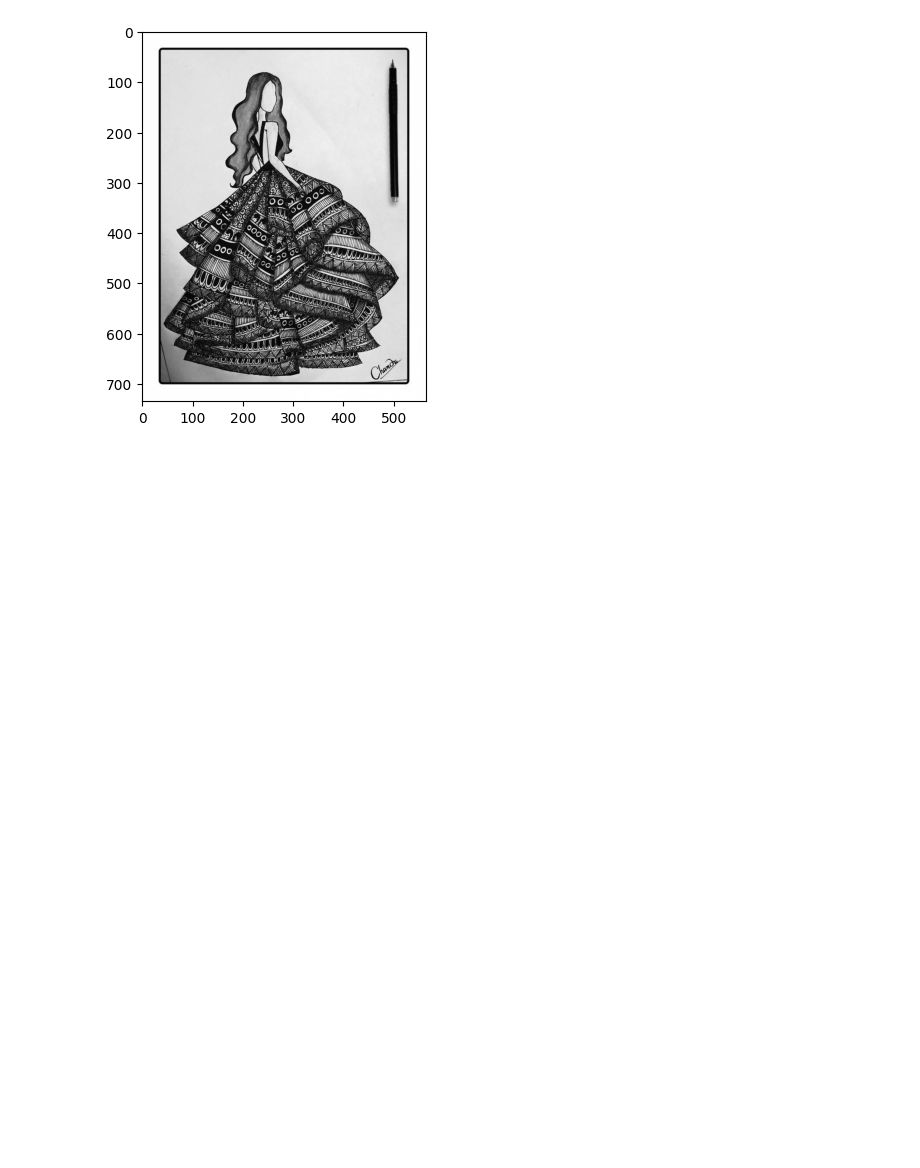
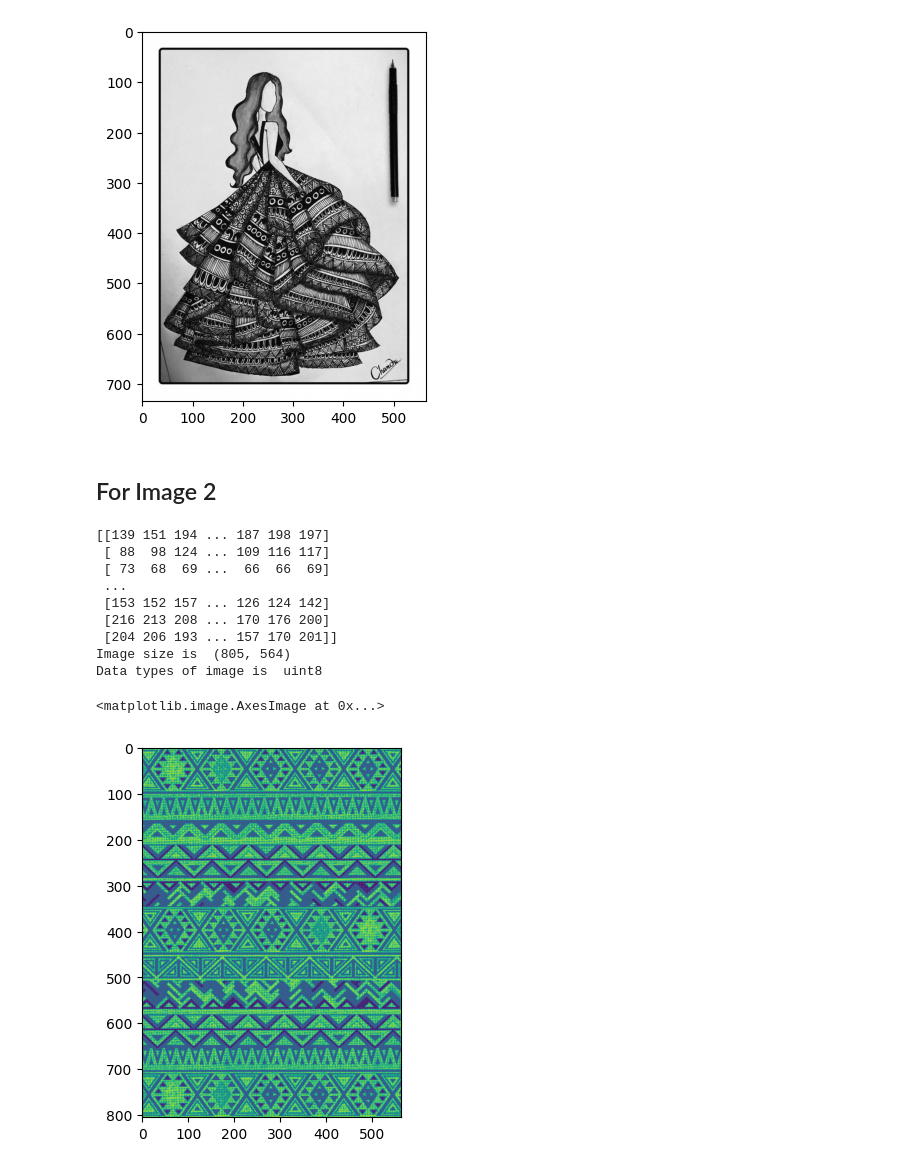
Before and after one commit to CodeMosaic7/Coding_OpenCV, a Jupyter notebook: opencv_handling_images.ipynb, the cells around one changed output. Drawn from its saved outputs; the diff is of its cells as text; code cells hidden in the pictures; blank space fills up the shorter version.

```diff
--- a/opencv_handling_images.ipynb
+++ b/opencv_handling_images.ipynb
@@ -45,3 +49,23 @@ plt.imshow(cb_img,cmap="gray")
 # %% [output]
 <matplotlib.image.AxesImage at 0x...>
 [figure]
+# %% [markdown]
+## For Image 2
+# %%
+cb_img2=cv2.imread("day 1.jpg",0)
+print(cb_img2)
+print("Image size is ",cb_img2.shape)
+print("Data types of image is ",cb_img2.dtype)
+plt.imshow(cb_img2)
+# %% [output]
+[[139 151 194 ... 187 198 197]
+ [ 88  98 124 ... 109 116 117]
+ [ 73  68  69 ...  66  66  69]
+ ...
+ [153 152 157 ... 126 124 142]
+ [216 213 208 ... 170 176 200]
+ [204 206 193 ... 157 170 201]]
+Image size is  (805, 564)
+Data types of image is  uint8
+<matplotlib.image.AxesImage at 0x...>
+[figure, added]
```
Also changed, not shown: parts of 11 cells of this notebook.
